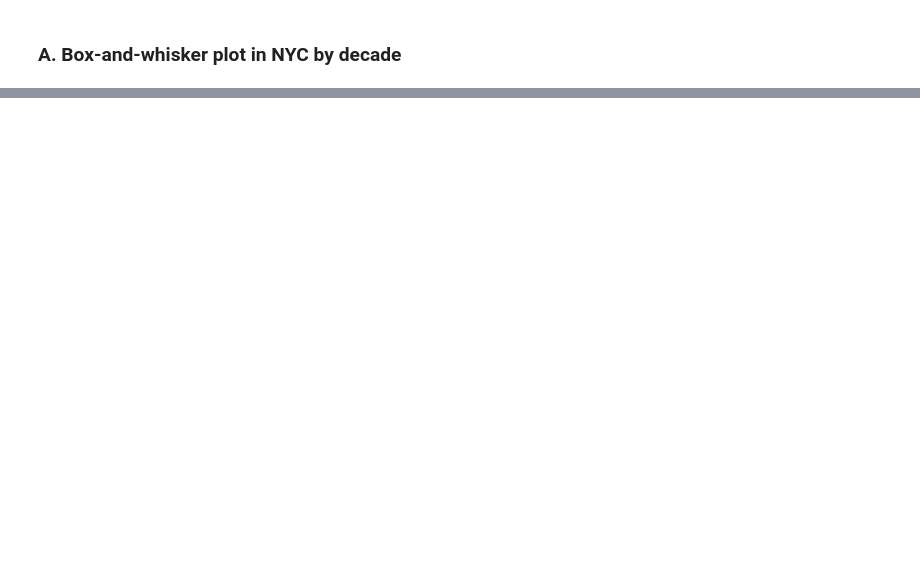
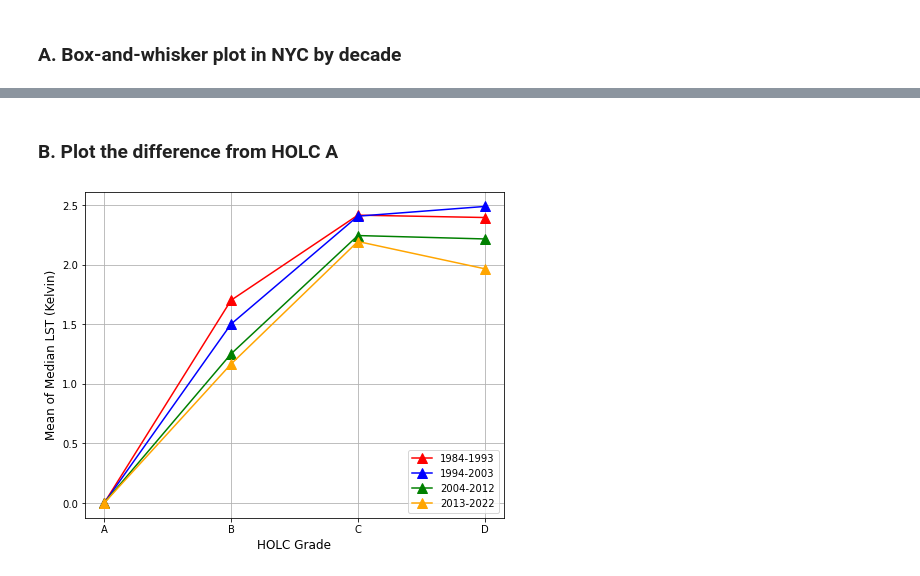
Before and after one commit to aderras/nyc-lst-ndvi, a Jupyter notebook: 00-notebooks/5_plot-results.ipynb, the cells around one changed output, grey strips where cells are left out. Drawn from its saved outputs; the diff is of its cells as text; code cells hidden in the pictures; blank space fills up the shorter version.

```diff
--- a/00-notebooks/5_plot-results.ipynb
+++ b/00-notebooks/5_plot-results.ipynb
@@ -407,0 +466,46 @@ plt.savefig(DIR_FIGS + "/"+column_choice+"-"+prefix_fname[obs_choice]+
+# %% [markdown]
+### B. Plot the difference from HOLC A
+# %%
+## USER INPUTS #####################################################################
+pixelfrac_filter = 0.0 # OPTIONS: 0.0, 0.8, or 0.9
+obs_choice = 0 # OPTIONS: 0 for LST and 1 for NDVI
+column_choice = "median" # OPTIONS: median, mean, min, max, std
+## END USER INPUTS #################################################################
+
+df_mean_stats0 = pd.read_csv(DIR_STATS_T + "/m3_ext_"+prefix_fname[obs_choice]+\
+                "_pfilt"+str(pixelfrac_filter)+"_yr0.csv")
+df_mean_stats1 = pd.read_csv(DIR_STATS_T + "/m3_ext_"+prefix_fname[obs_choice]+\
+                "_pfilt"+str(pixelfrac_filter)+"_yr1.csv")
+df_mean_stats2 = pd.read_csv(DIR_STATS_T + "/m3_ext_"+prefix_fname[obs_choice]+\
+                "_pfilt"+str(pixelfrac_filter)+"_yr2.csv")
+df_mean_stats3 = pd.read_csv(DIR_STATS_T + "/m3_ext_"+prefix_fname[obs_choice]+\
+                "_pfilt"+str(pixelfrac_filter)+"_yr3.csv")
+
+decade0a = df_mean_stats0[df_mean_stats0["holc_grade"]=="A"][column_choice].loc[0]
+decade1a = df_mean_stats1[df_mean_stats1["holc_grade"]=="A"][column_choice].loc[0]
+decade2a = df_mean_stats2[df_mean_stats2["holc_grade"]=="A"][column_choice].loc[0]
+decade3a = df_mean_stats3[df_mean_stats3["holc_grade"]=="A"][column_choice].loc[0]
+
+font_size = 12
+HOLC_grade = ["A", "B", "C", "D"]
+
+plt.plot(HOLC_grade, abs(df_mean_stats0[column_choice][:-1]-decade0a),
+           marker="^", markersize=10, c="r", label=lbls_yr[0])
+plt.plot(HOLC_grade, abs(df_mean_stats1[column_choice][:-1]-decade1a),
+           marker="^", markersize=10, c="b", label="1994-2003")
+plt.plot(HOLC_grade, abs(df_mean_stats2[column_choice][:-1]-decade2a),
+           marker="^", markersize=10, c="g", label="2004-2012")
+plt.plot(HOLC_grade, abs(df_mean_stats3[column_choice][:-1]-decade3a),
+           marker="^", markersize=10, c="orange", label="2013-2022")
+
+plt.grid()
+
+plt.legend(loc="lower right")
+plt.xlabel("HOLC Grade", fontsize=font_size)
+plt.ylabel("Mean of Median " + lbls_y[obs_choice], fontsize=font_size)
+
+plt.savefig(DIR_FIGS + "/"+column_choice+"-"+prefix_fname[obs_choice]+
+            "-vs-HOLC_decades"+"_filt"+\
+            str(pixelfrac_filter)+"v2.png")
+# %% [output]
+[figure, added]
```
Also changed, not shown: parts of 20 cells of this notebook.
